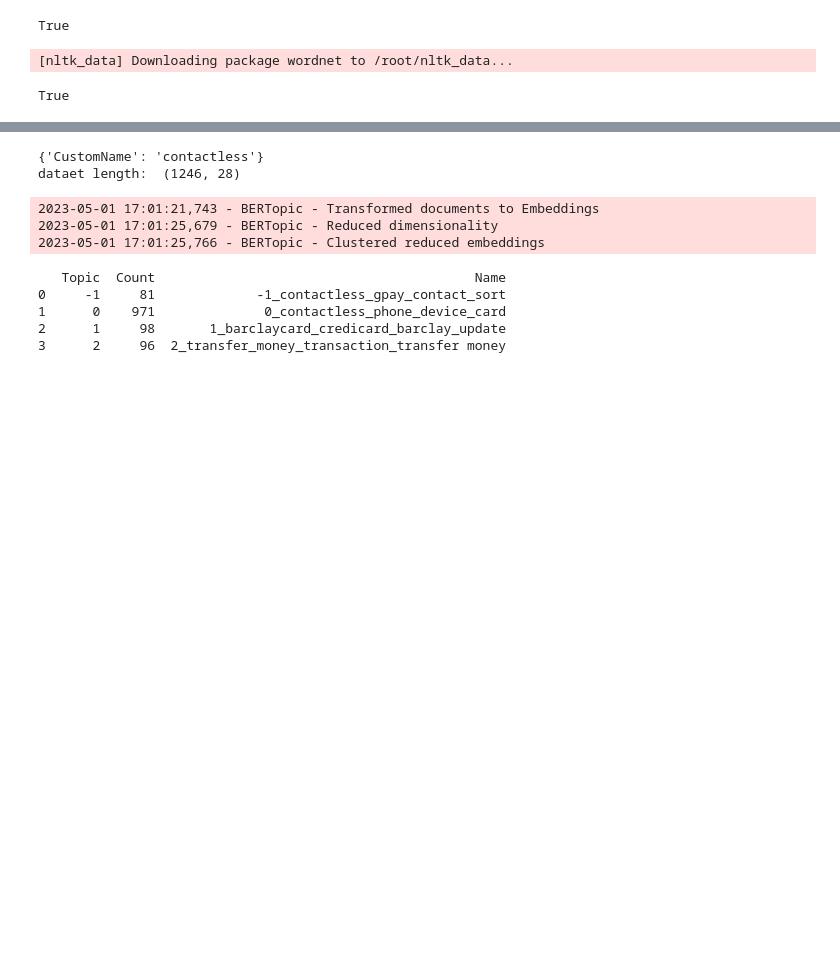
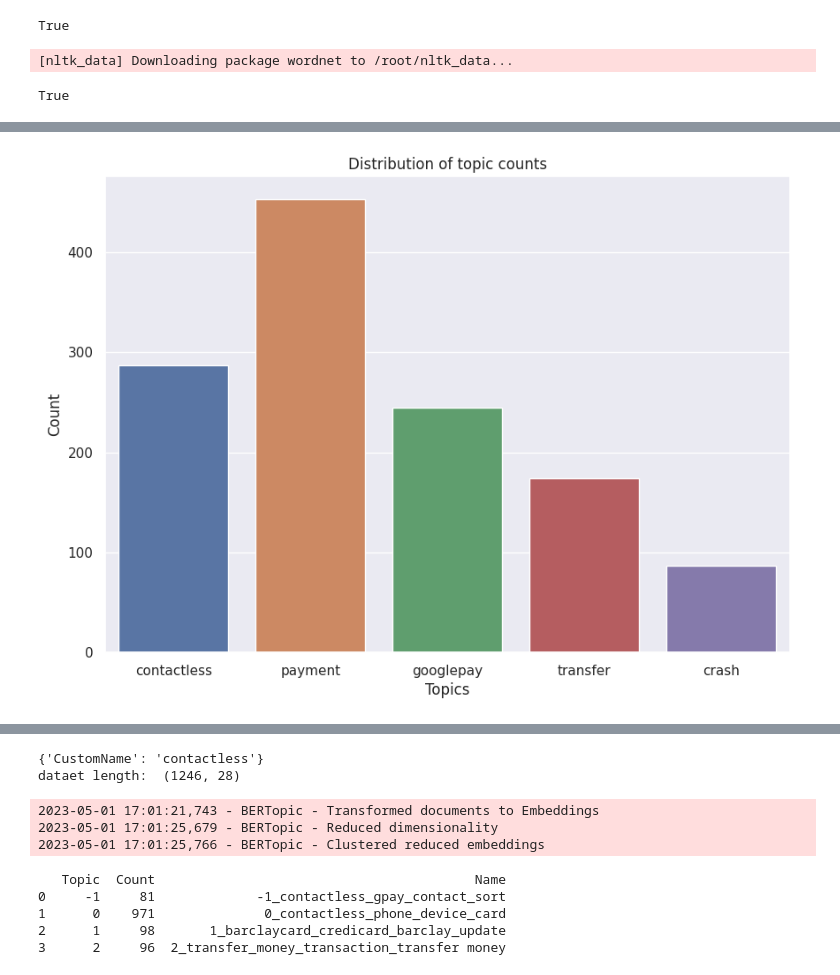
Before and after one commit to piygot5/Customer-Insights-Pack-POC, a Jupyter notebook: topic_modelling_BERT.ipynb, the cells around one changed output, grey strips where cells are left out. Cells and saved outputs as stored; diff of their text form; code cells hidden in the pictures; blank space fills up the shorter version.

```diff
--- a/topic_modelling_BERT.ipynb
+++ b/topic_modelling_BERT.ipynb
@@ -240,3 +534,16 @@ plt.show()
+# %%
+def wordCountplotByModel(model_name,perCol="CustomName",countCol='Count', color='salmon',columns={},title="Distribution of topic counts",x_label="Topics"):
+  model = BERTopic.load(MODEL_DIR+model_name)
+  model_data = model.get_topic_info()
+  sns.set(rc={'figure.figsize':(10,7)})
+  sns.barplot(data=model_data, x=perCol, y= countCol)
+  plt.title(title)
+  plt.xlabel(x_label)
+  plt.show()
+# %%
+wordCountplotByModel('negative_topic_payments_modelling_1682932697')
+# %% [output]
+[figure, added]
 # %%
 df = pd.read_csv(DATA_DIR+"final_merged_reviews_cleaned.csv")
 df = df[df['customer_sentiment'].str.contains('NEGATIVE') & df['cleaned_data'].notnull()]
```
Also changed, not shown: parts of 62 cells of this notebook, 4 other files.
